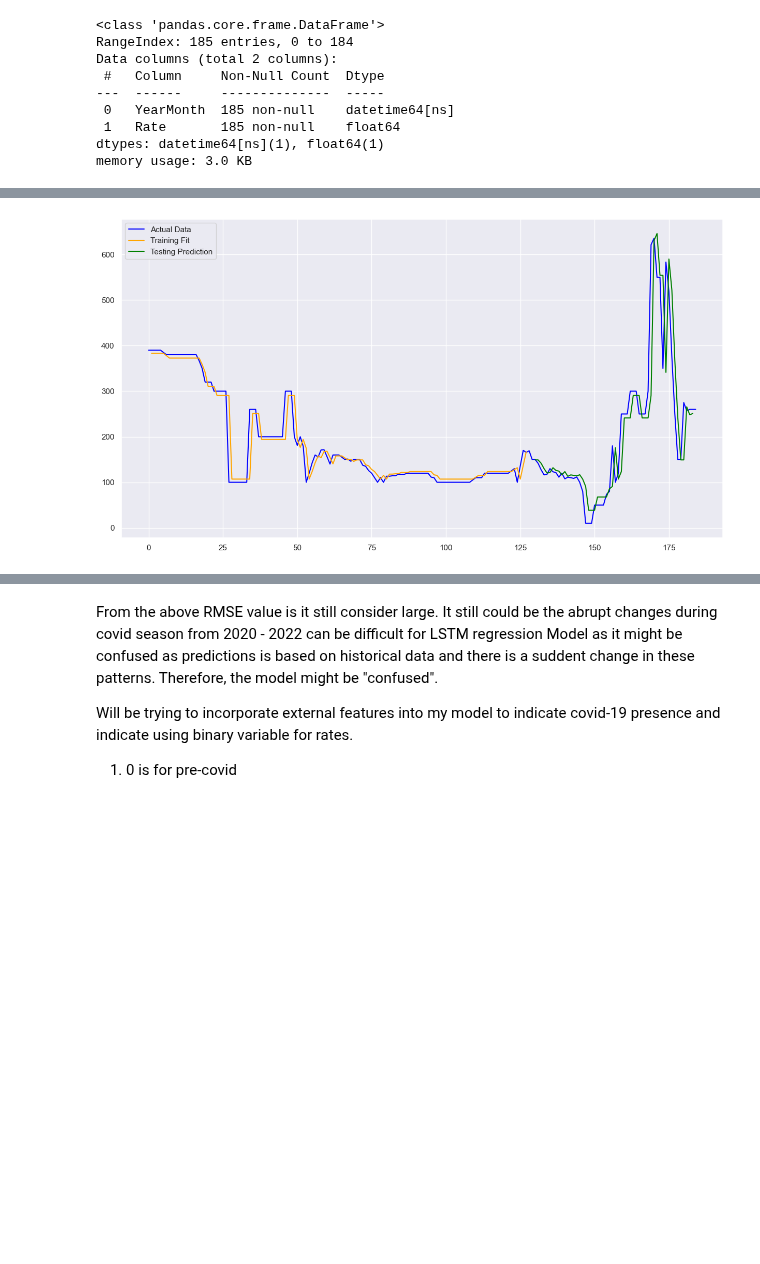
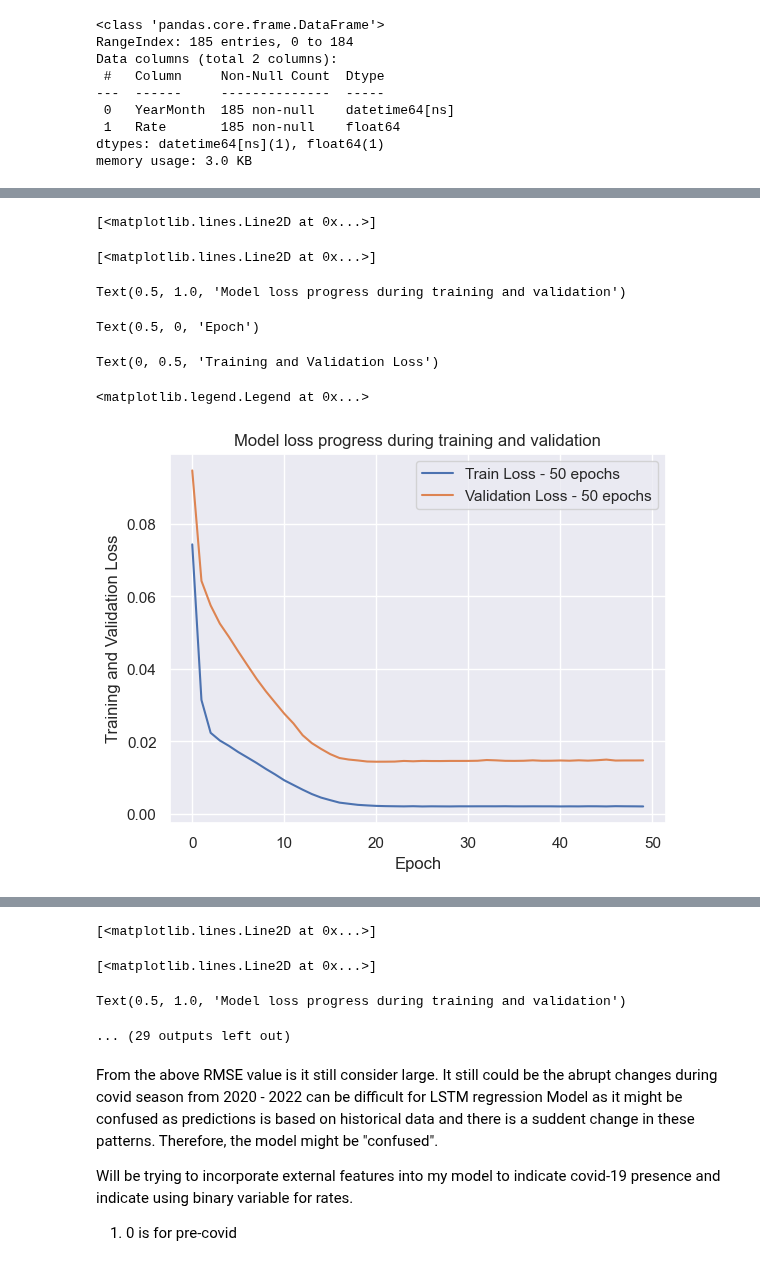
Before and after one commit to aloysiuswjw/Cost-Rate-Analysis, a Jupyter notebook: FT1.ipynb, the cells around one changed output, grey strips where cells are left out. Drawn from its saved outputs; the diff is of its cells as text; code cells hidden in the pictures; blank space fills up the shorter version.

Commit message:
redid lstm to fight overfitting

```diff
--- a/FT1.ipynb
+++ b/FT1.ipynb
@@ -472,14 +493,3 @@ def create_dataset(dataset, look_back=1):
-# %%
-def create_LSTM_model(trainX, trainY):
-    # LSTM model
-    model = Sequential()
-    model.add(LSTM(4, input_shape=(trainX.shape[1], trainX.shape[2]), activation='tanh', recurrent_activation='hard_sigmoid'))
-    model.add(Dense(1))
-    model.compile(loss='mean_squared_error', optimizer='adam')
-
-    # Fit the model
-    model.fit(trainX, trainY, epochs=50, batch_size=1, verbose=2)
-    return model
 # %%
 # Normalize dataset for LSTM
 from sklearn.preprocessing import MinMaxScaler
@@ -500,26 +510,47 @@ testX, testY = create_dataset(test, look_back)
 trainX = np.reshape(trainX, (trainX.shape[0], 1, trainX.shape[1]))
 testX = np.reshape(testX, (testX.shape[0], 1, testX.shape[1]))
 
-# Store the model
-model = create_LSTM_model(trainX, trainY)
+epochs_list = [50, 100, 300, 500, 1000]
 
-# Evalute LSTM Model
-trainPredict = model.predict(trainX)
-testPredict = model.predict(testX)
+rmse_results = {}
 
-# Invert predictions back to prescaled values
-# This is to compare with original input
-trainPredict = scaler.inverse_transform(trainPredict)
-trainY = scaler.inverse_transform([trainY])
-testPredict = scaler.inverse_transform(testPredict)
-testY = scaler.inverse_transform([testY])
+for epochs in epochs_list:
+    print(f'Training for {epochs} epochs...')
+    model, history = create_LSTM_model(trainX, trainY, testX, testY, epochs)
 
-# Calculate mean squared error
-trainScore = calculate_RMSE(trainY[0], trainPredict[:,0])
-print('Train Score: %.2f RMSE' % (trainScore))
-testScore = calculate_RMSE(testY[0], testPredict[:,0])
-print('Test Score: %.2f RMSE' % (testScore))
+    # Add the loss for this model to the plot
+    plt.plot(history.history['loss'], label=f'Train Loss - {epochs} epochs')
+    plt.plot(history.history['val_loss'], label=f'Validation Loss - {epochs} epochs')
 
-# View how LSTM model fitting to the actual data
-plot_predictions_v1(dataset, trainPredict, testPredict, look_back)
+    # Configure and show the plot
+    plt.title('Model loss progress during training and validation')
+    plt.xlabel('Epoch')
+    plt.ylabel('Training and Validation Loss')
+    plt.legend()
+    plt.show();
+
+    # Evalute LSTM Model
+    trainPredict = model.predict(trainX)
+    testPredict = model.predict(testX)
+
+    # Invert predictions back to prescaled values
+    trainPredict = scaler.inverse_transform(trainPredict)
+    trainY_orig = scaler.inverse_transform([trainY])
+    testPredict = scaler.inverse_transform(testPredict)
+    testY_orig = scaler.inverse_transform([testY])
+
+    # Calculate mean squared error
+    trainScore = calculate_RMSE(trainY_orig[0], trainPredict[:,0])
+    print(f'Train Score: {trainScore:.2f} RMSE for {epochs} epochs')
+    testScore = calculate_RMSE(testY_orig[0], testPredict[:,0])
+    print(f'Test Score: {testScore:.2f} RMSE for {epochs} epochs')
+
+    rmse_results[epochs] = {'Train RMSE': trainScore, 'Test RMSE': testScore}
+
+# Convert the dictionary to a DataFrame for easy display
+rmse_df = pd.DataFrame(rmse_results).T
+print(rmse_df)
+
+# # View how LSTM model fitting to the actual data
+# plot_predictions_v1(dataset, trainPredict, testPredict, look_back)
 # %% [output]
@@ -543 +574,7 @@ testPredictPlot section shape: (54, 1)
+[<matplotlib.lines.Line2D at 0x...>]
+[<matplotlib.lines.Line2D at 0x...>]
+Text(0.5, 1.0, 'Model loss progress during training and validation')
+Text(0.5, 0, 'Epoch')
+Text(0, 0.5, 'Training and Validation Loss')
+<matplotlib.legend.Legend at 0x...>
-[figure, old version]
+[figure, new version]
@@ -544,3 +598,7 @@ testPredictPlot section shape: (54, 1)
+[<matplotlib.lines.Line2D at 0x...>]
+[<matplotlib.lines.Line2D at 0x...>]
+Text(0.5, 1.0, 'Model loss progress during training and validation')
+... (29 outputs left out)
 # %% [markdown]
 From the above RMSE value is it still consider large. It still could be the abrupt changes during covid season from 2020 - 2022 can be difficult for LSTM regression Model as it might be confused as predictions is based on historical data and there is a suddent change in these patterns. Therefore, the model might be "confused".
 
```
Also changed, not shown: parts of 5 cells of this notebook, 1 other file.
